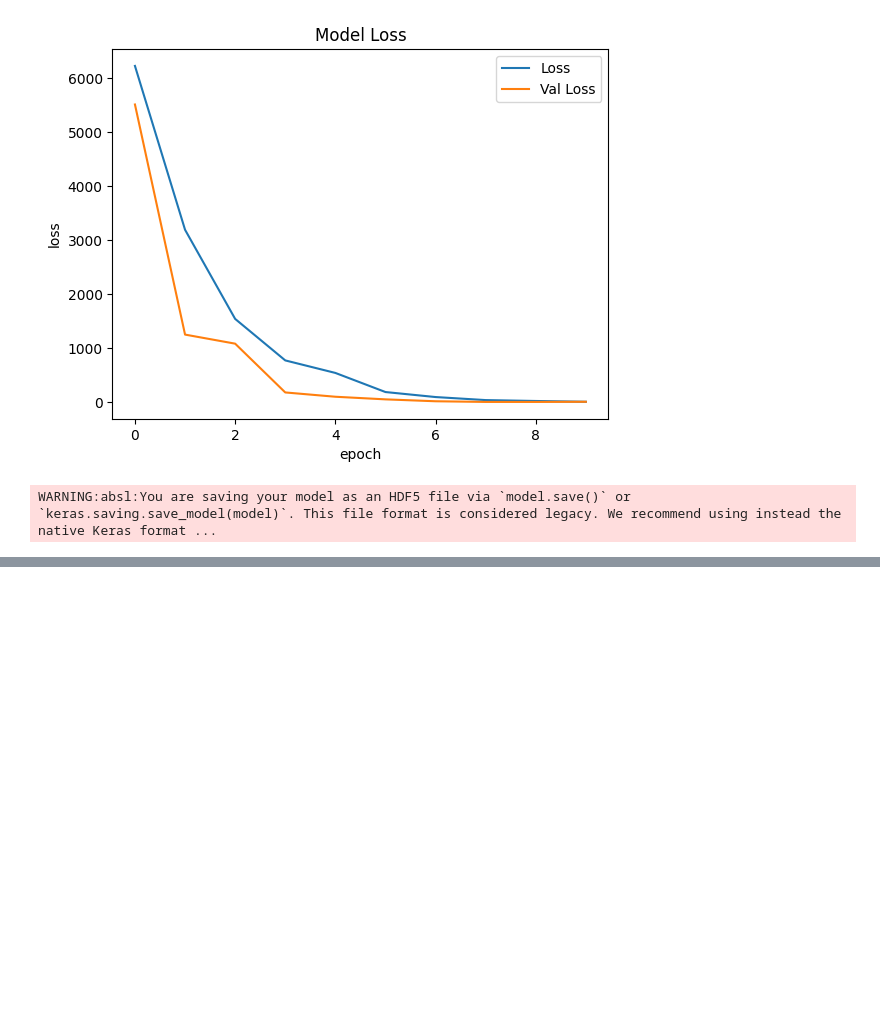
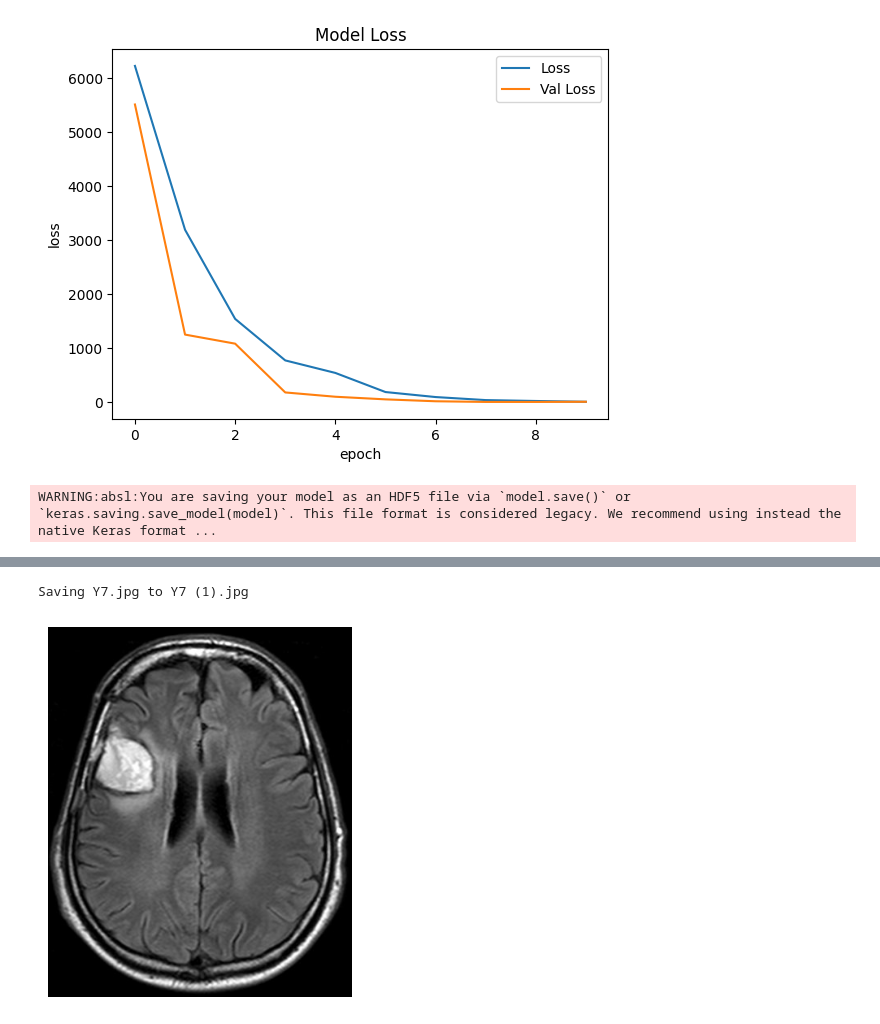
Before and after one commit to wayaadhyasta/AnalisisTumorOtak_DeepLearning, a Jupyter notebook: TumorOtak.ipynb, the cells around one changed output, grey strips where cells are left out. Drawn from its saved outputs; the diff is of its cells as text; code cells hidden in the pictures; blank space fills up the shorter version.

```diff
--- a/TumorOtak.ipynb
+++ b/TumorOtak.ipynb
@@ -295,11 +295,30 @@ def load_upload_image(image_bytes):
     img = Image.open(io.BytesIO(image_bytes))
     img = img.resize((224, 224))
     img_array = np.array(img)
-    img_array = img.array / 255.0
+    # The line below was causing the error
+    # img_array = img.array / 255.0
+    # Changed it to the below to divide the img_array by 255
+    img_array = img_array / 255.0
     return img_array
 
 def predict_image(image_bytes):
     img_array = load_upload_image(image_bytes)
     img_array = np.expand_dims(img_array, axis=0)
     prediction = model.predict(img_array)
-    if prediction[0][0] > 0.5
+    if prediction[0][0] > 0.5:
+        return 'Tumor Detected'
+    else:
+        return 'No tumor detected'
+# %%
+upload = files.upload()
+file_name = list(upload.keys())[0]
+image_bytes = upload[file_name]
+img = Image.open(io.BytesIO(image_bytes))
+
+plt.imshow(img)
+plt.axis('off')
+plt.show()
+
+result = predict_image(image_bytes)
+print(result)
+# %% [output]
@@ -305,0 +326,2 @@ def predict_image(image_bytes):
+Saving Y7.jpg to Y7 (1).jpg
+[figure, added]
```
Also changed, not shown: parts of 1 cell of this notebook.
